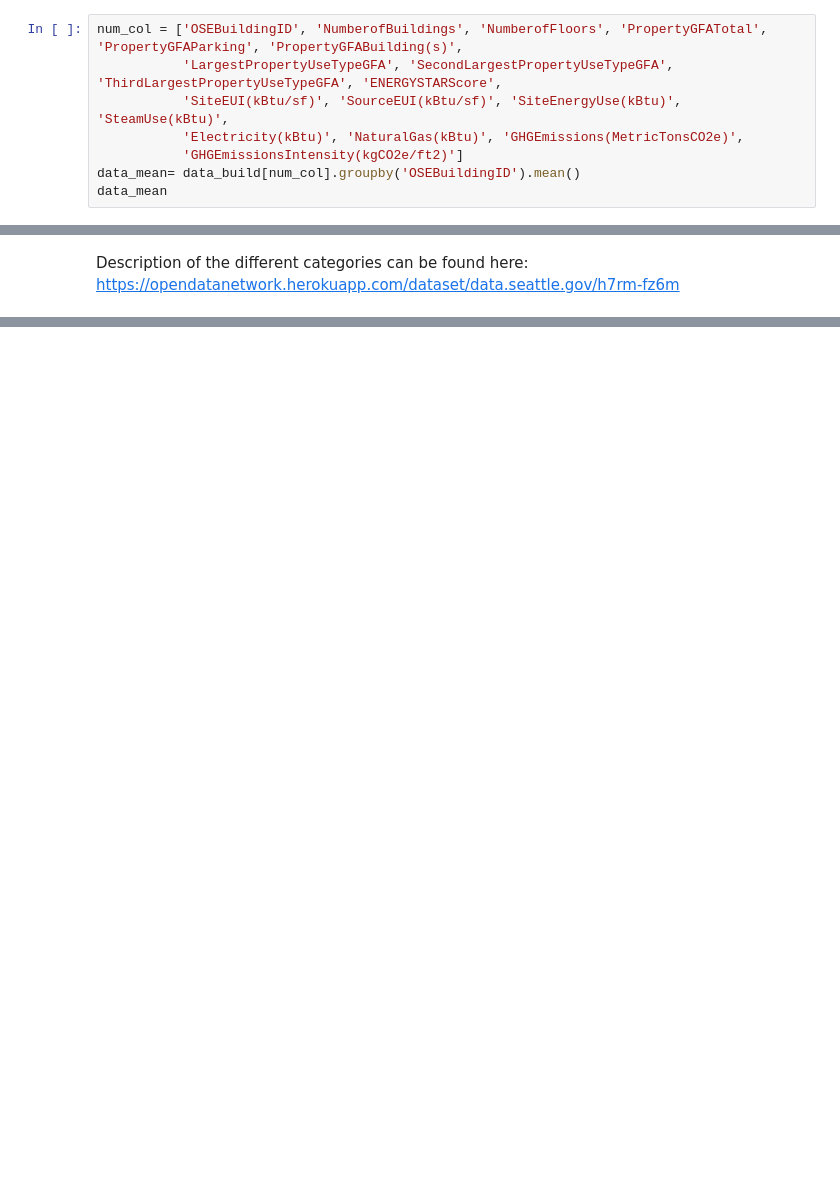
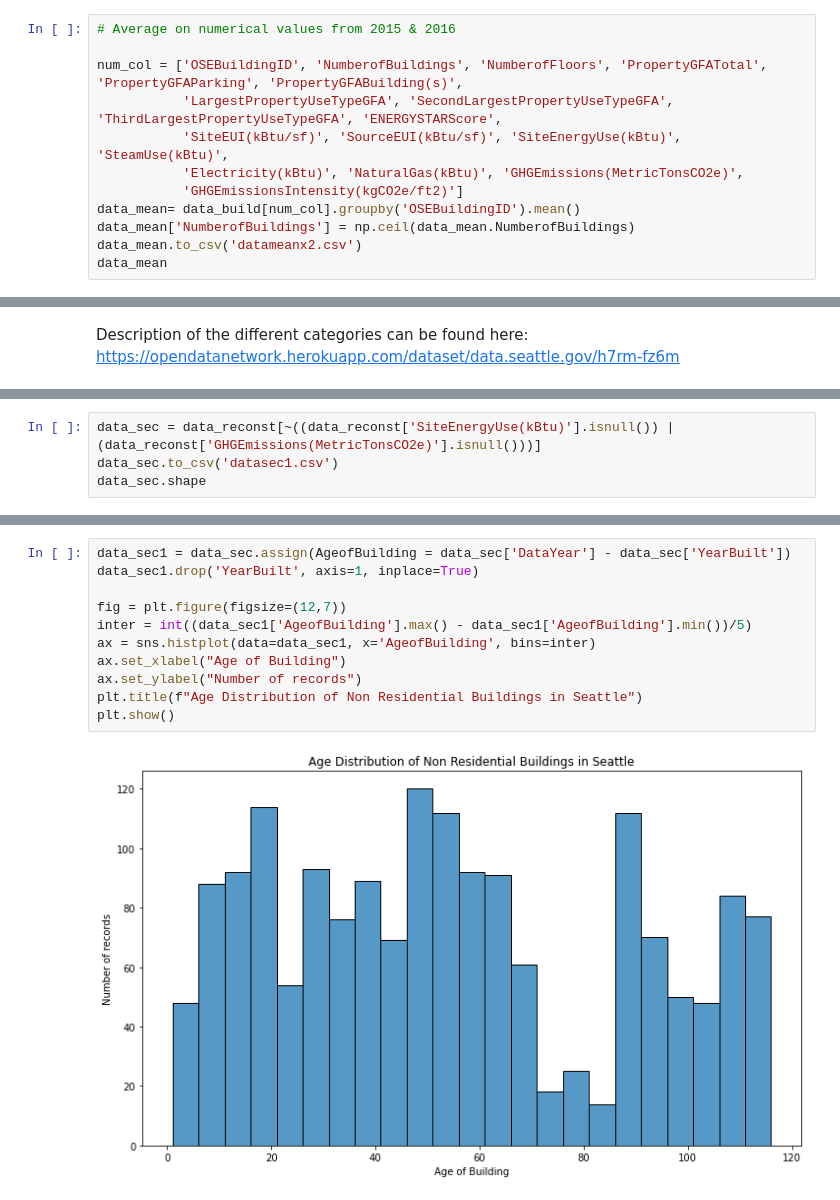
Before and after one commit to hike7o/SL-OC-projects, a Jupyter notebook: Seattle_v1.ipynb, the cells around one changed output, grey strips where cells are left out. Cells and saved outputs as stored; diff of their text form; blank space fills up the shorter version.

```diff
--- a/Seattle_v1.ipynb
+++ b/Seattle_v1.ipynb
@@ -364,12 +409,16 @@ ZipCode
 # %% [markdown]
 As we decided to keep data from 2015 & 2016, the best option is to keep an average value for categories that contain numerical values.
 # %%
+# Average on numerical values from 2015 & 2016
+
 num_col = ['OSEBuildingID', 'NumberofBuildings', 'NumberofFloors', 'PropertyGFATotal', 'PropertyGFAParking', 'PropertyGFABuilding(s)',
            'LargestPropertyUseTypeGFA', 'SecondLargestPropertyUseTypeGFA', 'ThirdLargestPropertyUseTypeGFA', 'ENERGYSTARScore',
            'SiteEUI(kBtu/sf)', 'SourceEUI(kBtu/sf)', 'SiteEnergyUse(kBtu)', 'SteamUse(kBtu)',
            'Electricity(kBtu)', 'NaturalGas(kBtu)', 'GHGEmissions(MetricTonsCO2e)',
            'GHGEmissionsIntensity(kgCO2e/ft2)']
 data_mean= data_build[num_col].groupby('OSEBuildingID').mean()
+data_mean['NumberofBuildings'] = np.ceil(data_mean.NumberofBuildings)
+data_mean.to_csv('datameanx2.csv')
 data_mean
 # %% [output]
 |  | NumberofBuildings | NumberofFloors | PropertyGFATotal | PropertyGFAParking | PropertyGFABuilding(s) | ... |
@@ -422,0 +478,4 @@ True
+# %%
+data_sec = data_reconst[~((data_reconst['SiteEnergyUse(kBtu)'].isnull()) | (data_reconst['GHGEmissions(MetricTonsCO2e)'].isnull()))]
+data_sec.to_csv('datasec1.csv')
+data_sec.shape
@@ -426,0 +526,13 @@ There are two types of EUI: site and source. Site EUI is the amount of heat and
+# %%
+data_sec1 = data_sec.assign(AgeofBuilding = data_sec['DataYear'] - data_sec['YearBuilt'])
+data_sec1.drop('YearBuilt', axis=1, inplace=True)
+
+fig = plt.figure(figsize=(12,7))
+inter = int((data_sec1['AgeofBuilding'].max() - data_sec1['AgeofBuilding'].min())/5)
+ax = sns.histplot(data=data_sec1, x='AgeofBuilding', bins=inter)
+ax.set_xlabel("Age of Building")
+ax.set_ylabel("Number of records")
+plt.title(f"Age Distribution of Non Residential Buildings in Seattle")
+plt.show()
+# %% [output]
+[figure, added]
```
Also changed, not shown: parts of 30 cells of this notebook.
